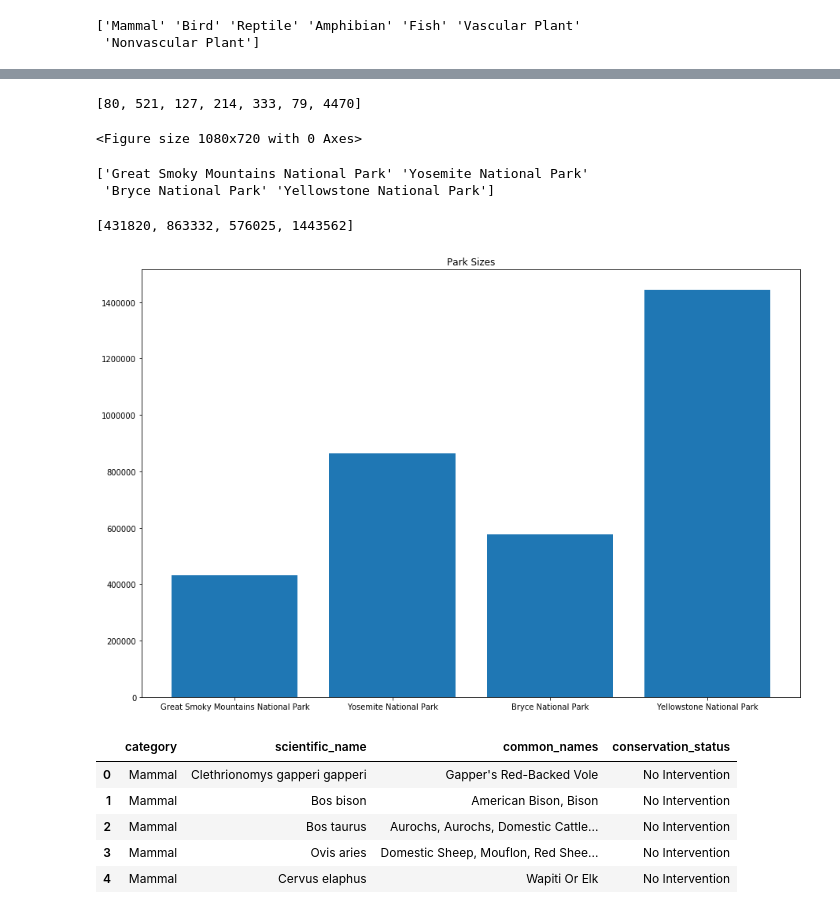
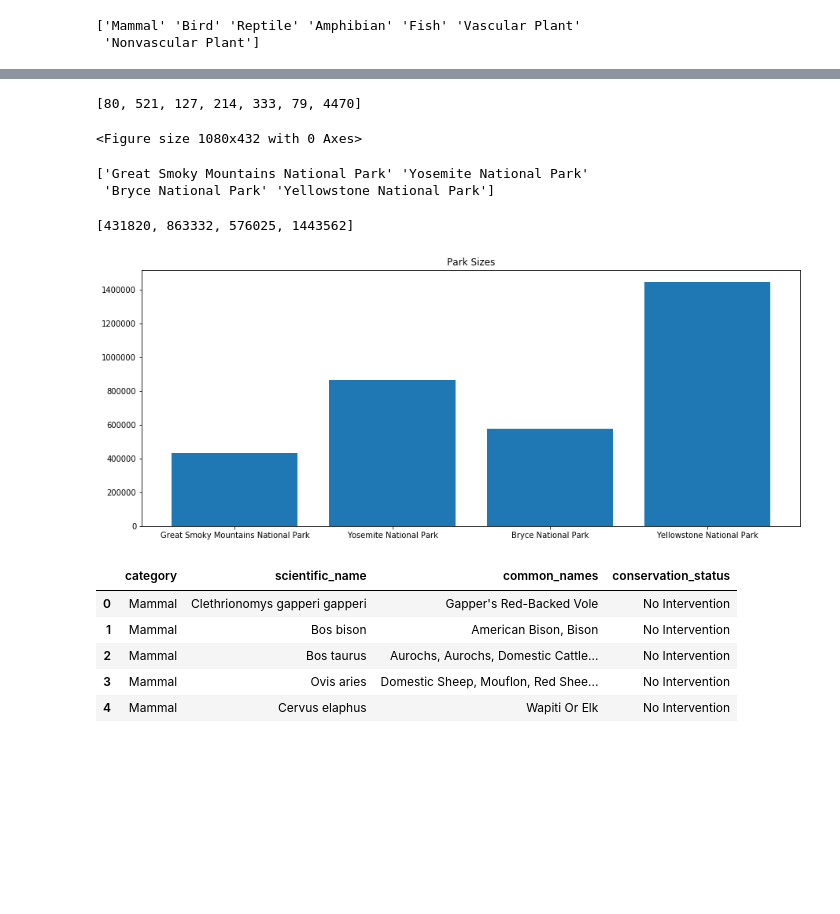
Before and after one commit to Rockara/Biodiversity-in-National-Parks, a Jupyter notebook: biodiversity.ipynb, the cells around one changed output, grey strips where cells are left out. Cells and saved outputs as stored; diff of their text form; code cells hidden in the pictures; blank space fills up the shorter version.

```diff
--- a/biodiversity.ipynb
+++ b/biodiversity.ipynb
@@ -51,7 +51,7 @@ sums = [extended_species.category_Amphibian.sum(), extended_species.category_Bir
 print(sums)
 amount = range(7)
 
-f, ax = plt.subplots(figsize=(15, 10))
+f, ax = plt.subplots(figsize=(15, 6))
 ax.set_title('Types of Species')
 ax.set_xticks(range(0, 7))
 ax.set_xticklabels(['Amphibian', 'Bird', 'Fish', 'Mammal', 'Nonvascular plant', 'Reptile', 'Vascular_plant'])
@@ -61,7 +61,7 @@ plt.savefig('Types_of_Species.png')
 plt.clf()
 # %% [output]
 [80, 521, 127, 214, 333, 79, 4470]
-<Figure size 1080x720 with 0 Axes>
+<Figure size 1080x432 with 0 Axes>
 # %%
 print(obs.park_name.unique())
 # %% [output]
@@ -70,27 +70,27 @@ print(obs.park_name.unique())
 # %%
 # Splitting up the database into separate pieces, and getting an idea of their sizes.
 
 Bryce = obs[obs.park_name == 'Bryce National Park']
 Yosemite = obs[obs.park_name == 'Yosemite National Park']
 Smokey_mountains = obs[obs.park_name == 'Great Smoky Mountains National Park']
 Yellowstone = obs[obs.park_name == 'Yellowstone National Park']
 
 park_counts = [Smokey_mountains.observations.sum(), Yosemite.observations.sum(), Bryce.observations.sum(),
               Yellowstone.observations.sum()]
 lenght = range(len(park_counts))
 
 print(park_counts)
 
-f, ax = plt.subplots(figsize=(15, 10))
+f, ax = plt.subplots(figsize=(15, 6))
 ax.set_title('Park Sizes')
 ax.set_xticks(lenght)
 ax.set_xticklabels(obs.park_name.unique())
 ax.bar(lenght, park_counts)
 
 plt.savefig('Park_Sizes.png')
 # %% [output]
 [431820, 863332, 576025, 1443562]
-[figure, old version]
+[figure, new version]
 # %%
 # Fill in all nan values in conservation status.
 
```
Also changed, not shown: parts of 3 cells of this notebook, 10 other files.
